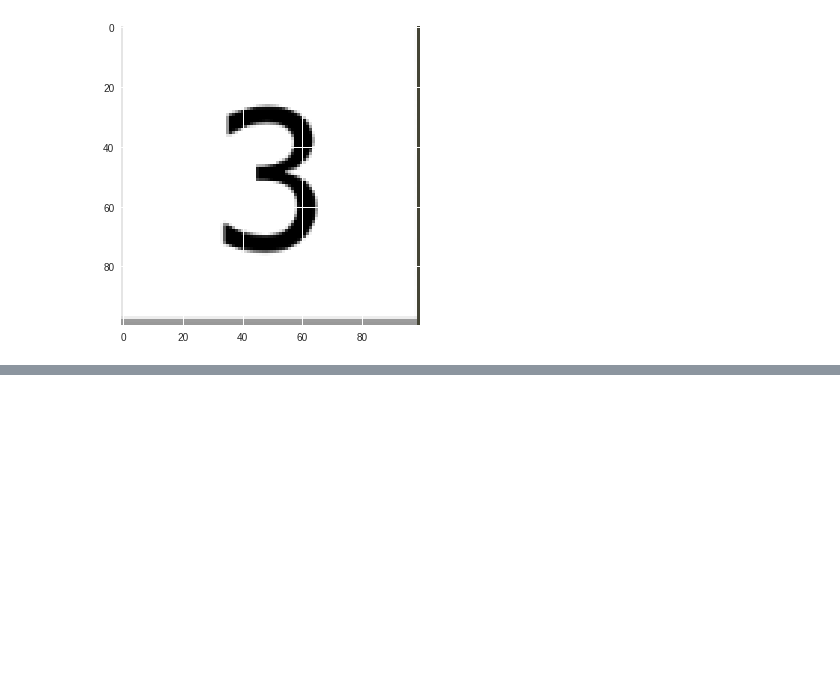
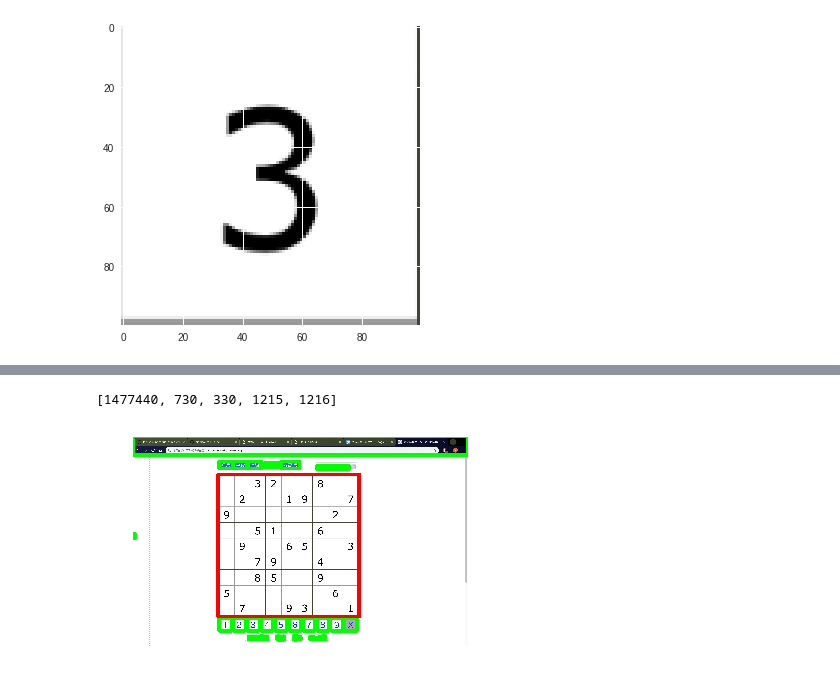
Before and after one commit to aichizokkoku/sudoku, a Jupyter notebook: test.ipynb, the cells around one changed output, grey strips where cells are left out. Cells and saved outputs as stored; diff of their text form; code cells hidden in the pictures; blank space fills up the shorter version.

```diff
--- a/test.ipynb
+++ b/test.ipynb
@@ -210,0 +237,29 @@ plt.show()
+# %%
+img = cv2.imread("sudokuD.png")
+gray = cv2.cvtColor(img, cv2.COLOR_BGR2GRAY)
+gray = cv2.GaussianBlur(gray, (3, 3), 0)
+im2 = cv2.threshold(gray, 140, 225, cv2.THRESH_BINARY_INV)[1]
+
+cnts = cv2.findContours(im2, cv2.RETR_EXTERNAL, cv2.CHAIN_APPROX_SIMPLE)[1]
+
+dot = [0, 0, 0, 0, 0]
+
+for pt in cnts:
+  X, Y, W, H = cv2.boundingRect(pt)
+  #print(X, Y, W, H)
+  cv2.rectangle(img, (X, Y), (X+W, Y+H), (0, 255, 0), 30)
+  sqware = (W)*(H)
+  if sqware > dot[0]:
+    dot.clear()
+    dot.extend([sqware, X, Y, W, H])
+
+print(dot)
+cv2.rectangle(img, (dot[1], dot[2]), (dot[1]+dot[3], dot[2]+dot[4]), (0, 0, 255), 30)
+
+plt.axis("off")
+#plt.subplot(1, 2, 2)
+plt.imshow(cv2.cvtColor(img, cv2.COLOR_BGR2RGB))
+plt.show()
+# %% [output]
+[1477440, 730, 330, 1215, 1216]
+[figure, added]
```
Also changed, not shown: parts of 7 cells of this notebook.
